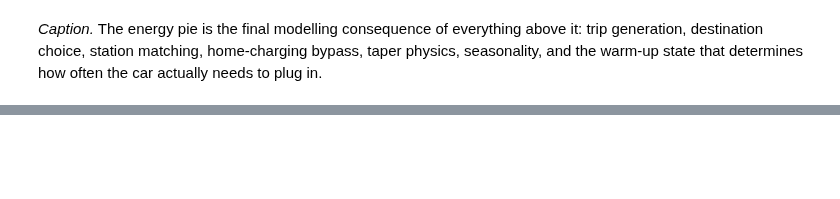
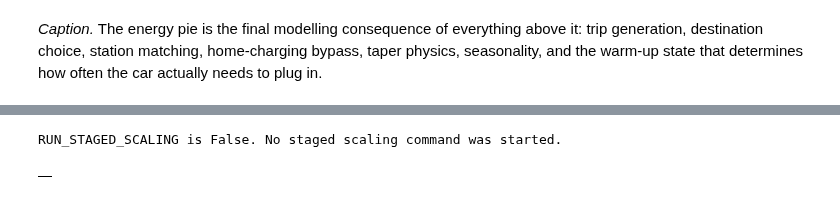
Before and after one commit to zhichuanma/Modelling, a Jupyter notebook: notebooks/00_single_car_simulation.ipynb, the cells around one changed output, grey strips where cells are left out. Drawn from its saved outputs; the diff is of its cells as text; code cells hidden in the pictures; blank space fills up the shorter version.

```diff
--- a/notebooks/00_single_car_simulation.ipynb
+++ b/notebooks/00_single_car_simulation.ipynb
@@ -1211,0 +1717,65 @@ Notebook wall-clock time: 66.05 s
+# %%
+from pathlib import Path
+import subprocess
+import sys
+import time
+import json
+import pandas as pd
+
+RUN_STAGED_SCALING = False
+PROJECT_ROOT = find_modelling_root()
+SCRIPT = PROJECT_ROOT / "scripts" / "run_privatecar_charging_curves.py"
+scaling_runs = [
+    {"max_vehicles": 50, "chunk_size": 10},
+    {"max_vehicles": 500, "chunk_size": 50},
+    {"max_vehicles": 5000, "chunk_size": 100},
+    {"max_vehicles": 50000, "chunk_size": 100},
+]
+
+scaling_results = []
+if RUN_STAGED_SCALING:
+    for run in scaling_runs:
+        max_vehicles = run["max_vehicles"]
+        chunk_size = run["chunk_size"]
+        output_dir = PROJECT_ROOT / "outputs" / f"privatecar_charging_curves_2025_sample_{max_vehicles}"
+        cmd = [
+            sys.executable,
+            str(SCRIPT),
+            "--max-vehicles", str(max_vehicles),
+            "--chunk-size", str(chunk_size),
+            "--output-dir", str(output_dir),
+        ]
+        start = time.time()
+        subprocess.run(cmd, check=True, cwd=PROJECT_ROOT)
+        end = time.time()
+
+        curve = pd.read_parquet(output_dir / "station_charging_curve_15min_2025.parquet")
+        summary = pd.read_csv(output_dir / "station_summary_2025.csv")
+        daily_json_files = list((output_dir / "web" / "daily_curves").glob("*/*.json"))
+        bad_daily_json = []
+        for path in daily_json_files:
+            with open(path, "r", encoding="utf-8") as f:
+                data = json.load(f)
+            daily_curve = data.get("curve")
+            if daily_curve is None or len(daily_curve) != 96:
+                bad_daily_json.append(str(path))
+
+        scaling_results.append({
+            "max_vehicles": max_vehicles,
+            "chunk_size": chunk_size,
+            "output_dir": str(output_dir),
+            "runtime_seconds": round(end - start, 2),
+            "station_curve_rows": len(curve),
+            "active_public_stations": curve["station_id"].nunique(),
+            "station_summary_rows": len(summary),
+            "station_date_json_files": len(daily_json_files),
+            "all_daily_json_96_points": len(bad_daily_json) == 0,
+            "bad_daily_json_count": len(bad_daily_json),
+        })
+else:
+    print("RUN_STAGED_SCALING is False. No staged scaling command was started.")
+
+pd.DataFrame(scaling_results)
+# %% [output]
+RUN_STAGED_SCALING is False. No staged scaling command was started.
+|  |
```
Also changed, not shown: parts of 25 cells of this notebook, 35 other files.
